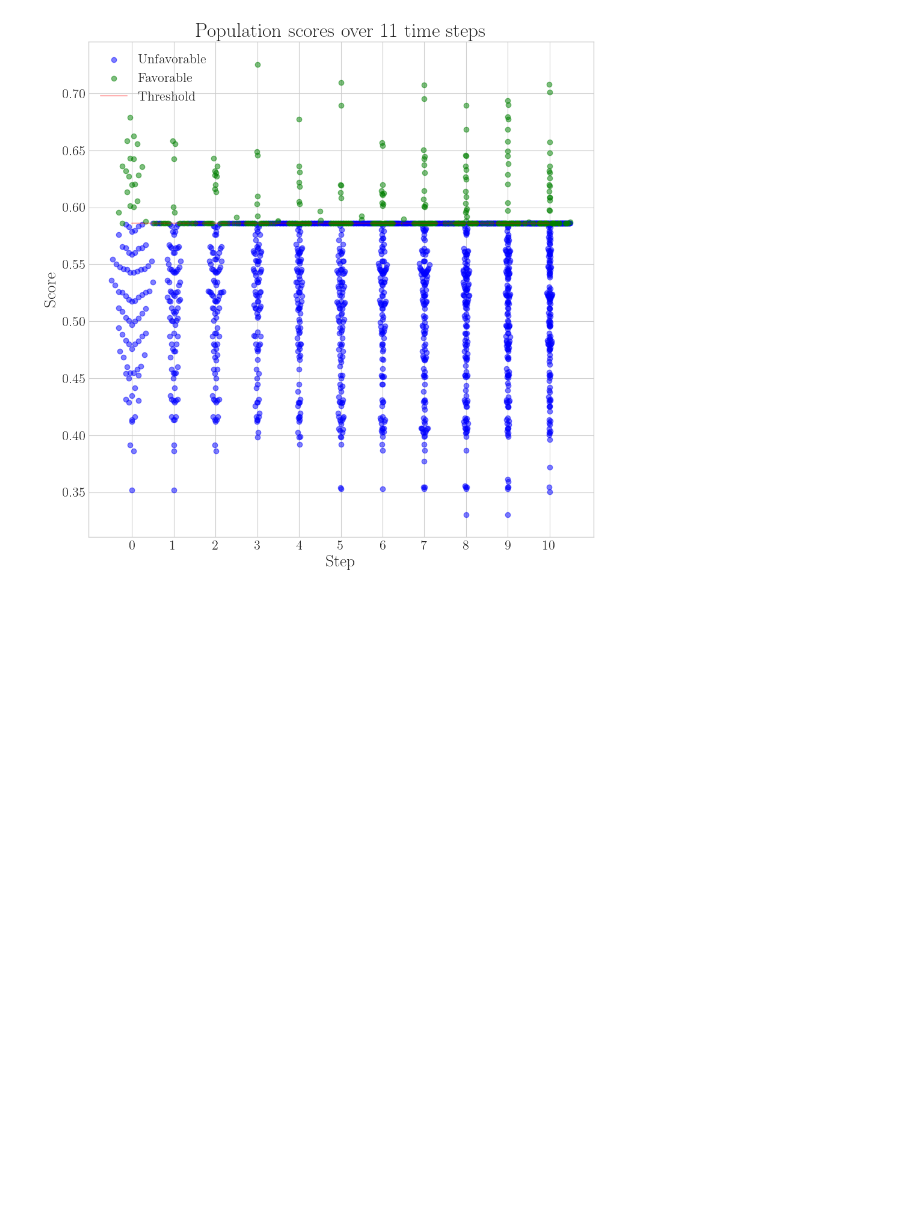
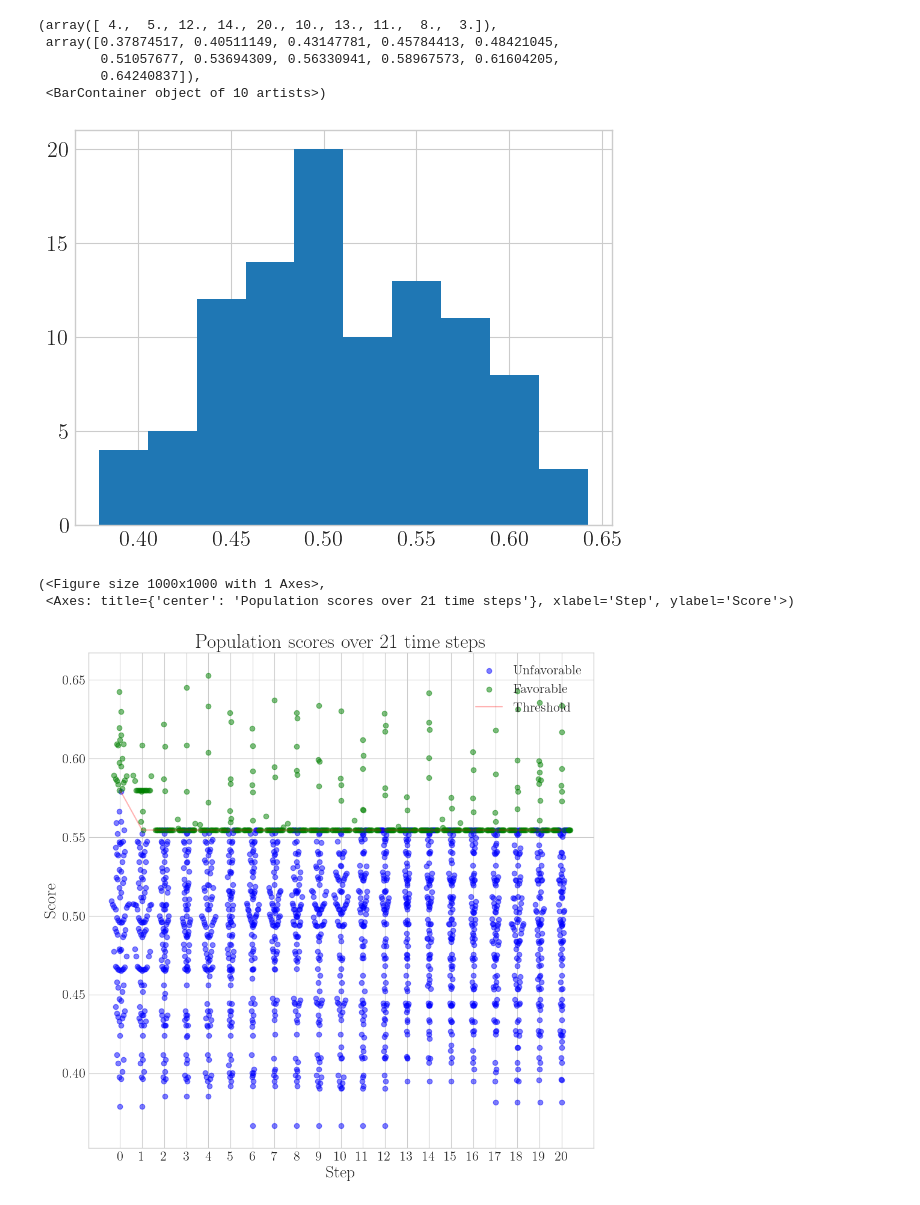
Before and after one commit to joaopfonseca/recourse-over-time, a Jupyter notebook: notebooks/1.0-bank-loan-random-data.ipynb, the cells around one changed output. Saved outputs shown, nothing was run; the diff lists cells and outputs as text; code cells hidden in the pictures; blank space fills up the shorter version.

```diff
--- a/notebooks/1.0-bank-loan-random-data.ipynb
+++ b/notebooks/1.0-bank-loan-random-data.ipynb
@@ -43,4 +47,13 @@ y = rng.integers(0, 2, 100)
 lr = LogisticRegression().fit(df, y)
+# %%
+plt.hist(lr.predict_proba(df)[:, -1])
+# %% [output]
+(array([ 4.,  5., 12., 14., 20., 10., 13., 11.,  8.,  3.]),
+ array([0.37874517, 0.40511149, 0.43147781, 0.45784413, 0.48421045,
+        0.51057677, 0.53694309, 0.56330941, 0.58967573, 0.61604205,
+        0.64240837]),
+ <BarContainer object of 10 artists>)
+[figure, added]
 # %%
 # Define the necessary components to run simulation
 population = BasePopulation(df, categorical=categorical)
@@ -54,11 +67,11 @@ environment = BankLoanApplication(
     random_state=RNG_SEED,
 )
 
-environment.run_simulation(10)
+environment.run_simulation(20)
 
-set_matplotlib_style(16)
 environment.plot.agent_scores()
-plt.show()
 # %% [output]
+(<Figure size 1000x1000 with 1 Axes>,
+ <Axes: title={'center': 'Population scores over 21 time steps'}, xlabel='Step', ylabel='Score'>)
-[figure, old version]
+[figure, new version]
 # %%
```
Also changed, not shown: parts of 7 cells of this notebook, 3 other files.
